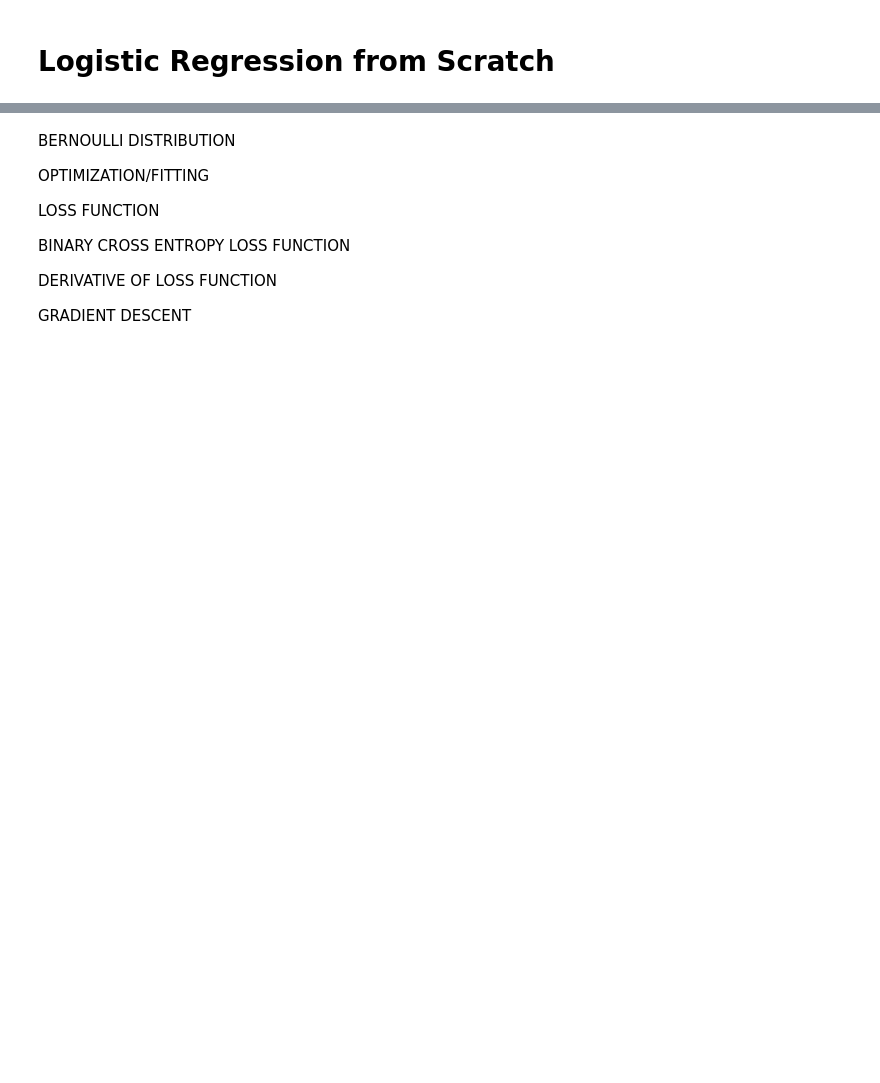
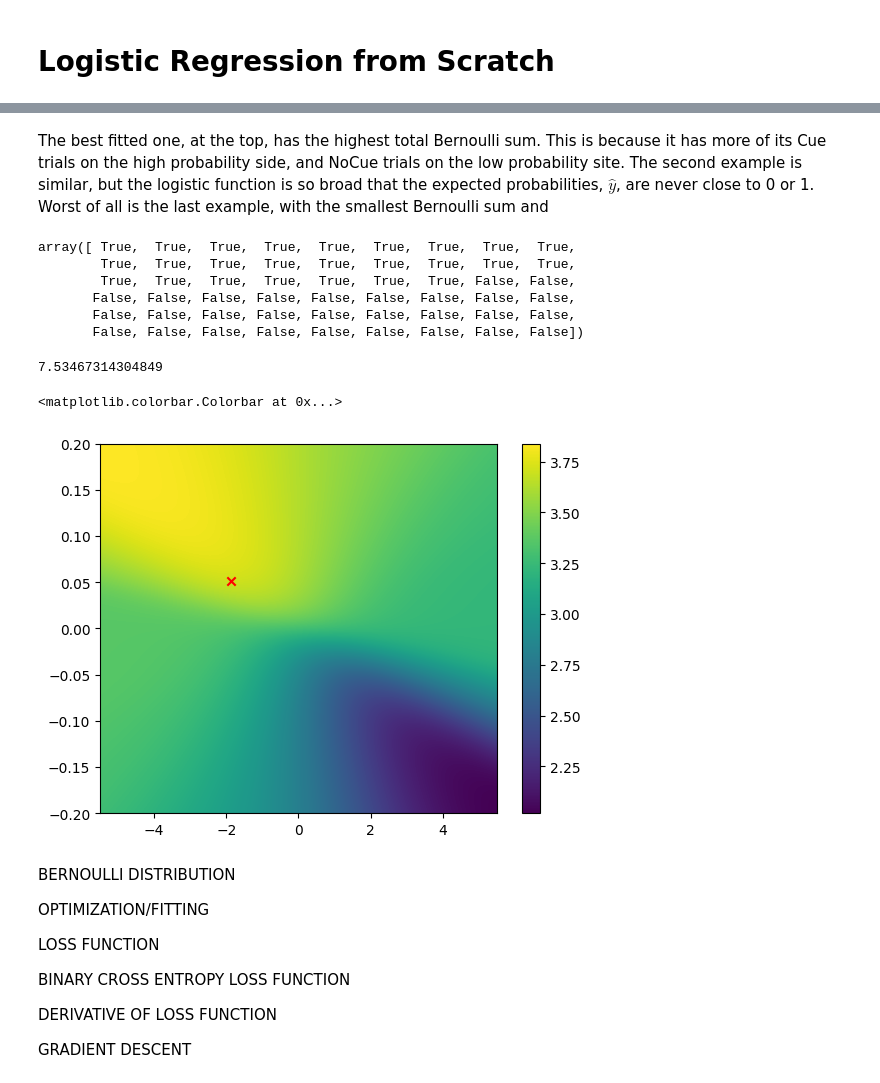
Before and after one commit to dbheadley/DecodingTheBrain, a Jupyter notebook: Week4/notes.ipynb, the cells around one changed output, grey strips where cells are left out. Saved outputs shown, nothing was run; the diff lists cells and outputs as text; code cells hidden in the pictures; blank space fills up the shorter version.

```diff
--- a/Week4/notes.ipynb
+++ b/Week4/notes.ipynb
@@ -6,3 +139,36 @@ import matplotlib.pyplot as plt
+# %% [markdown]
+The best fitted one, at the top, has the highest total Bernoulli sum. This is because it has more of its Cue trials on the high probability side, and NoCue trials on the low probability site. The second example is similar, but the logistic function is so broad that the expected probabilities, $\hat{y}$, are never close to 0 or 1. Worst of all is the last example, with the smallest Bernoulli sum and
+# %%
+y
+# %% [output]
+array([ True,  True,  True,  True,  True,  True,  True,  True,  True,
+        True,  True,  True,  True,  True,  True,  True,  True,  True,
+        True,  True,  True,  True,  True,  True,  True, False, False,
+       False, False, False, False, False, False, False, False, False,
+       False, False, False, False, False, False, False, False, False,
+       False, False, False, False, False, False, False, False, False])
+# %%
+w_grid = np.linspace(-0.2, 0.2, 500)
+b_grid = np.linspace(-5.5, 5.5, 500)
+b_sum = np.zeros((w_grid.size, b_grid.size))
+for i, w in enumerate(w_grid):
+    for j, b in enumerate(b_grid):
+        b_sum[i,j] = np.sum(bernoulli_dist(y, logistic(X.squeeze(), w, b)))
+
+print(np.min(b_sum.flatten()))
+fig, ax = plt.subplots()
+#ax.plot(b_sum[90,:])
+#ax.plot(b_sum[99,:])
+
+# imshow with w_grid, b_grid and b_sum
+im = ax.imshow(np.log(b_sum), extent=[b_grid[0], b_grid[-1], w_grid[0], w_grid[-1]], aspect='auto', origin='lower')
+ax.scatter(params['intercept'], params['coef'], marker='x', color='r')
+# add colorbar
+fig.colorbar(im, ax=ax)
+# %% [output]
+7.53467314304849
+<matplotlib.colorbar.Colorbar at 0x...>
+[figure, added]
 # %% [markdown]
 BERNOULLI DISTRIBUTION
 
```
Also changed, not shown: parts of 13 cells of this notebook, 1 other file.
